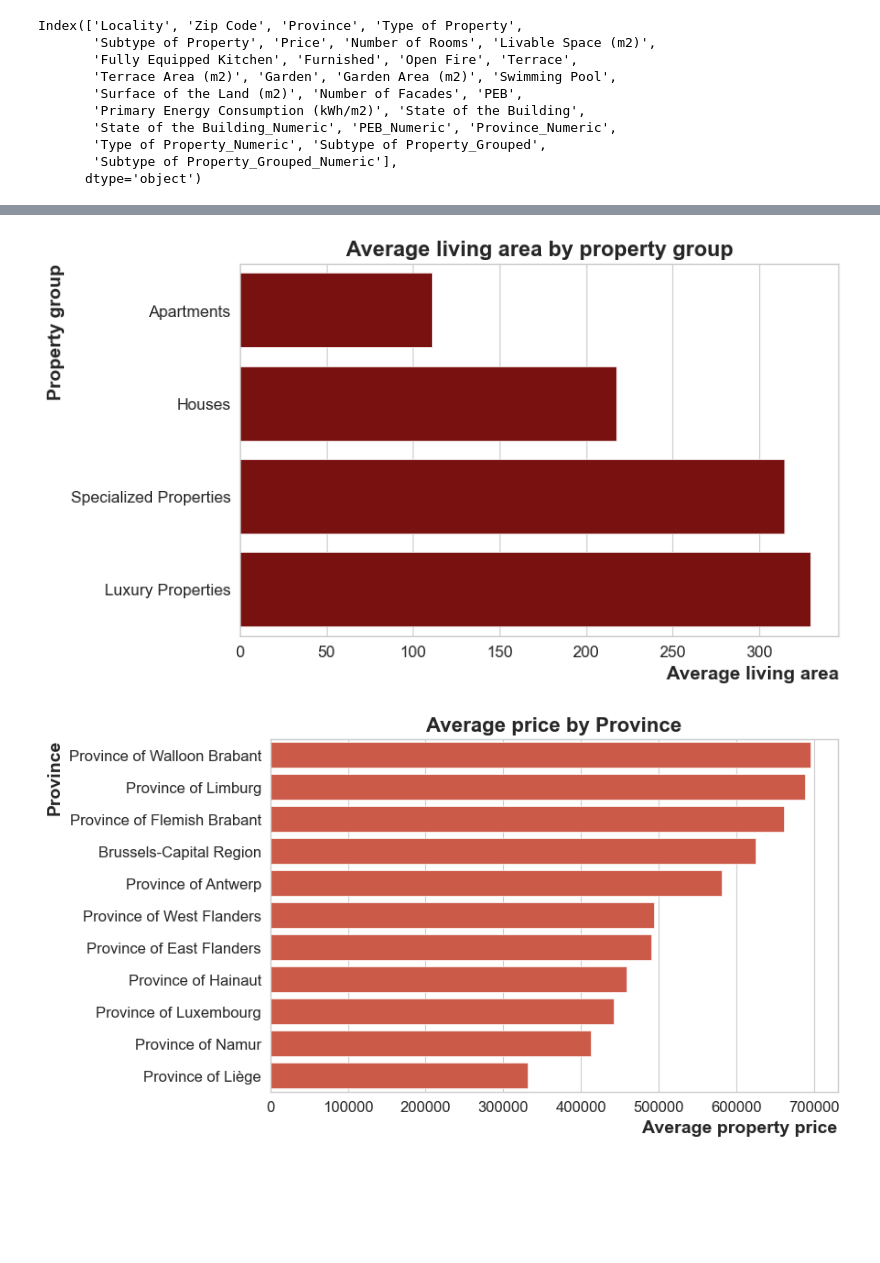
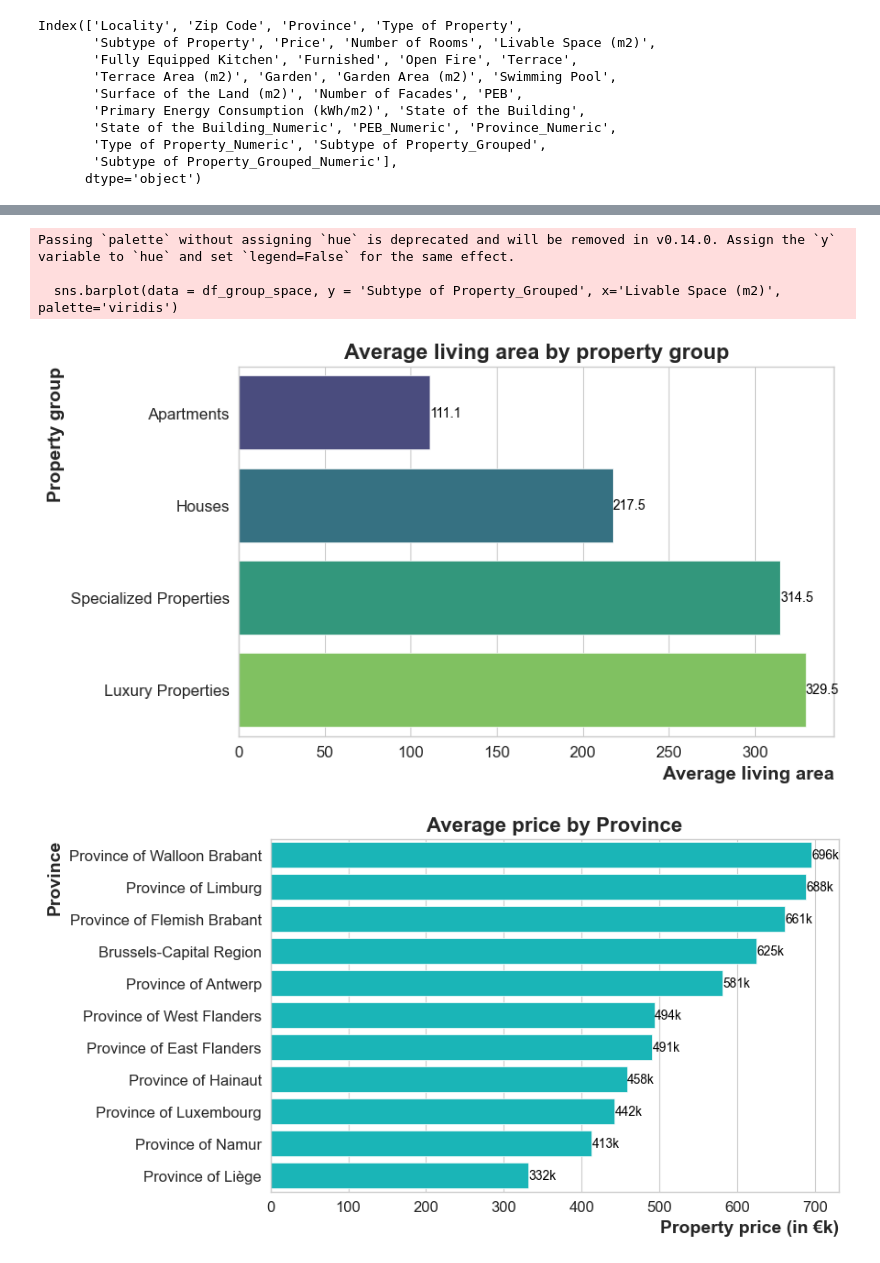
Before and after one commit to BeatrizJover/Data_analysis, a Jupyter notebook: charts.ipynb, the cells around one changed output, grey strips where cells are left out. Saved outputs shown, nothing was run; the diff lists cells and outputs as text; code cells hidden in the pictures; blank space fills up the shorter version.

```diff
--- a/charts.ipynb
+++ b/charts.ipynb
@@ -284,9 +295,16 @@ Index(['Locality', 'Zip Code', 'Province', 'Type of Property',
 df_group_room = no_outliers_space.groupby(by = 'Subtype of Property_Grouped')[['Number of Rooms']].mean().sort_values(by = 'Number of Rooms', ascending = True)
 plt.figure(figsize = [8, 5])
 sns.set_style('whitegrid')
-sns.barplot(data = df_group_room, y = 'Subtype of Property_Grouped', x='Number of Rooms')
-plt.title("Number of rooms by property group", fontsize = 16, fontweight = 'bold')
-plt.xlabel('Average number of rooms', fontsize = 14, fontweight = 'bold', loc = 'right')
+sns.barplot(data = df_group_room, y = 'Subtype of Property_Grouped', x='Number of Rooms',  palette='viridis')
+for index, row in df_group_room.iterrows():
+    plt.text(
+        row['Number of Rooms'] + 0.1,
+        index,
+        f"{row['Number of Rooms']:.1f}",
+        ha='center', va='center', fontsize=10, color='black'
+    )
+plt.title("Average number of rooms by property group", fontsize = 16, fontweight = 'bold')
+plt.xlabel('Number of rooms', fontsize = 14, fontweight = 'bold', loc = 'right')
 plt.ylabel('Property group', fontsize = 14, fontweight = 'bold', loc = 'top')
 plt.xticks(fontsize = 12)
 plt.yticks(fontsize = 12)
@@ -297,7 +318,14 @@ plt.show()
 df_group_space = no_outliers_space.groupby(by = 'Subtype of Property_Grouped')[['Livable Space (m2)']].mean().sort_values(by = 'Livable Space (m2)', ascending = True)
 plt.figure(figsize = [8, 5])
 sns.set_style('whitegrid')
-sns.barplot(data = df_group_space, y = 'Subtype of Property_Grouped', x='Livable Space (m2)', color = 'darkred')
+sns.barplot(data = df_group_space, y = 'Subtype of Property_Grouped', x='Livable Space (m2)',  palette='viridis')
+for index, row in df_group_space.iterrows():
+    plt.text(
+        row['Livable Space (m2)'] + 0.1,
+        index,
+        f"{row['Livable Space (m2)']:.1f}",
+        ha = 'left', va='center', fontsize=10, color='black'
+    )
 plt.title("Average living area by property group", fontsize = 16, fontweight = 'bold')
 plt.xlabel('Average living area', fontsize = 14, fontweight = 'bold', loc = 'right')
 plt.ylabel('Property group', fontsize = 14, fontweight = 'bold', loc = 'top')
@@ -305,18 +333,29 @@ plt.xticks(fontsize = 12)
 plt.yticks(fontsize = 12)
 plt.show()
 # %% [output]
+Passing `palette` without assigning `hue` is deprecated and will be removed in v0.14.0. Assign the `y` variable to `hue` and set `legend=False` for the same effect.
+
+  sns.barplot(data = df_group_space, y = 'Subtype of Property_Grouped', x='Livable Space (m2)',  palette='viridis')
-[figure, old version]
+[figure, new version]
 # %%
 df_province_price = no_outliers_space.groupby(by = 'Province')[['Price']].mean().sort_values(by = 'Price', ascending = False)
+df_province_price['Price (k€)'] = df_province_price['Price'] / 1000
 plt.figure(figsize = [8, 5])
 sns.set_style('whitegrid')
-sns.barplot(data = df_province_price, y = 'Province', x='Price', orient = 'h')
+sns.barplot(data = df_province_price, y = 'Province', x='Price (k€)', orient = 'h', color = 'darkturquoise')
+for index, row in df_province_price.iterrows():
+    plt.text(
+        row['Price (k€)'] + 0.5,
+        index,
+        f"{row['Price (k€)']:.0f}k",
+        ha = 'left', va='center', fontsize=10, color='black'
+    )
 plt.title("Average price by Province", fontsize = 16, fontweight = 'bold')
-plt.xlabel('Average property price', fontsize = 14, fontweight = 'bold', loc = 'right')
+plt.xlabel('Property price (in €k)', fontsize = 14, fontweight = 'bold', loc = 'right')
 plt.ylabel('Province', fontsize = 14, fontweight = 'bold', loc = 'top')
 plt.xticks(fontsize = 12)
 plt.yticks(fontsize = 12)
 plt.show()
 # %% [output]
-[figure, old version]
+[figure, new version]
 # %%
```
Also changed, not shown: parts of 8 cells of this notebook.
